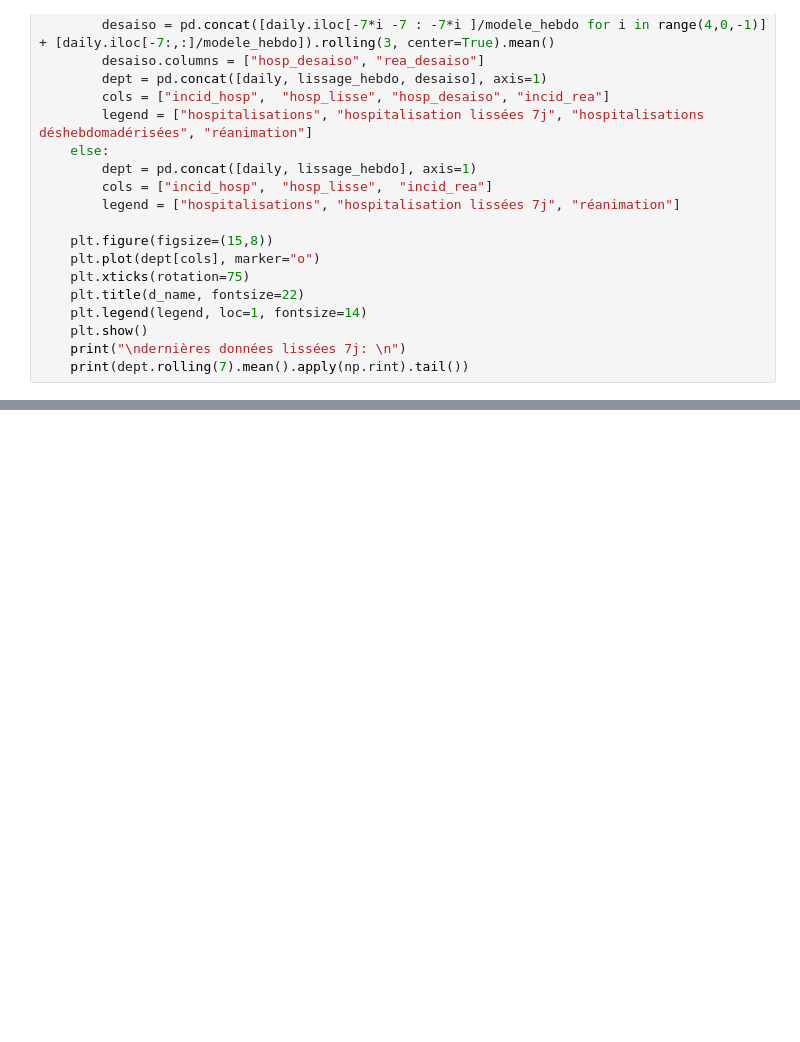
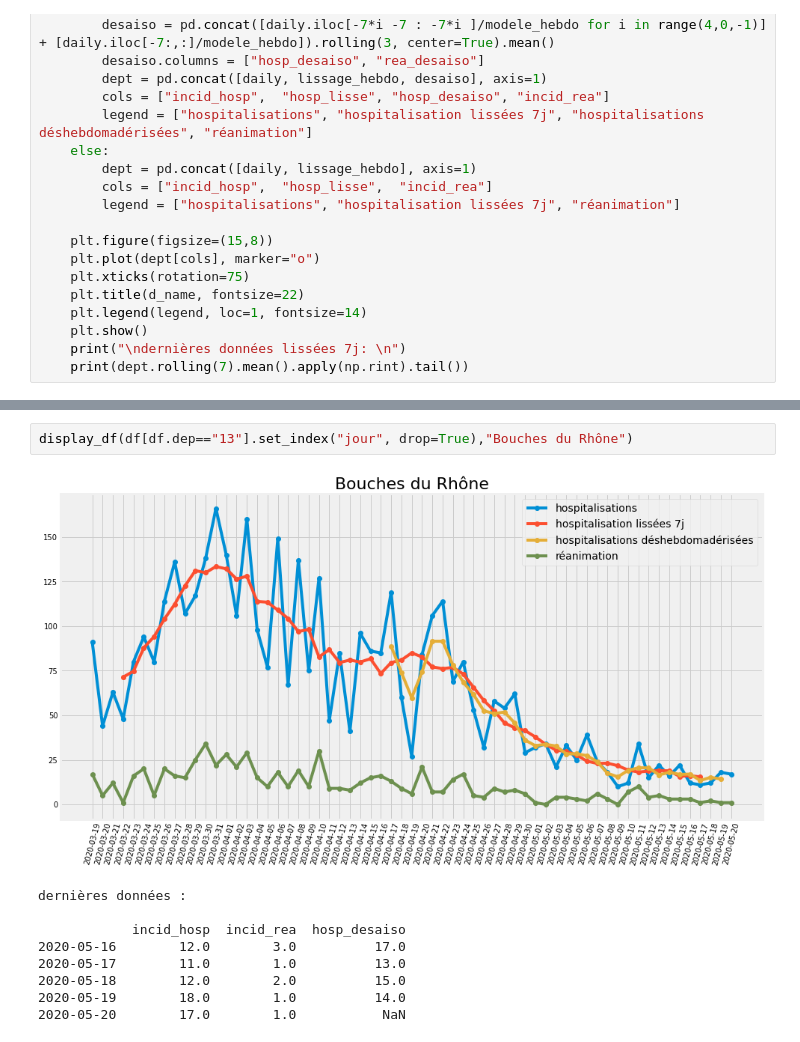
Before and after one commit to paulantoine/covid_dept, a Jupyter notebook: covid.ipynb, the cells around one changed output, grey strips where cells are left out. Saved outputs shown, nothing was run; the diff lists cells and outputs as text; blank space fills up the shorter version.

Commit message:
update data, ajout bouches du rhône

```diff
--- a/covid.ipynb
+++ b/covid.ipynb
@@ -207,0 +206,12 @@ jour
+# %%
+display_df(df[df.dep=="13"].set_index("jour", drop=True),"Bouches du Rhône")
+# %% [output]
+[figure, added]
+dernières données :
+
+            incid_hosp  incid_rea  hosp_desaiso
+2020-05-16        12.0        3.0          17.0
+2020-05-17        11.0        1.0          13.0
+2020-05-18        12.0        2.0          15.0
+2020-05-19        18.0        1.0          14.0
+2020-05-20        17.0        1.0           NaN
```
Also changed, not shown: parts of 11 cells of this notebook.
